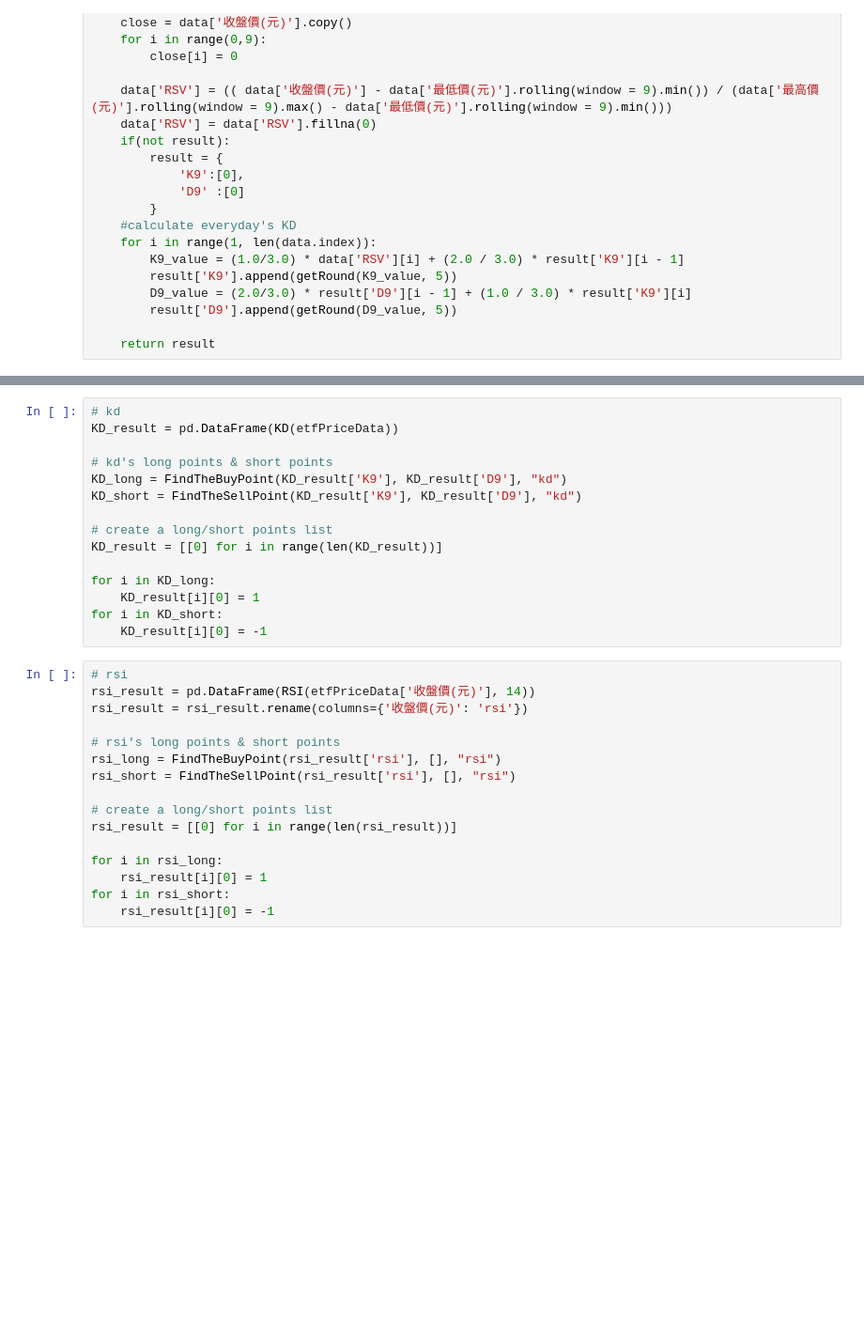
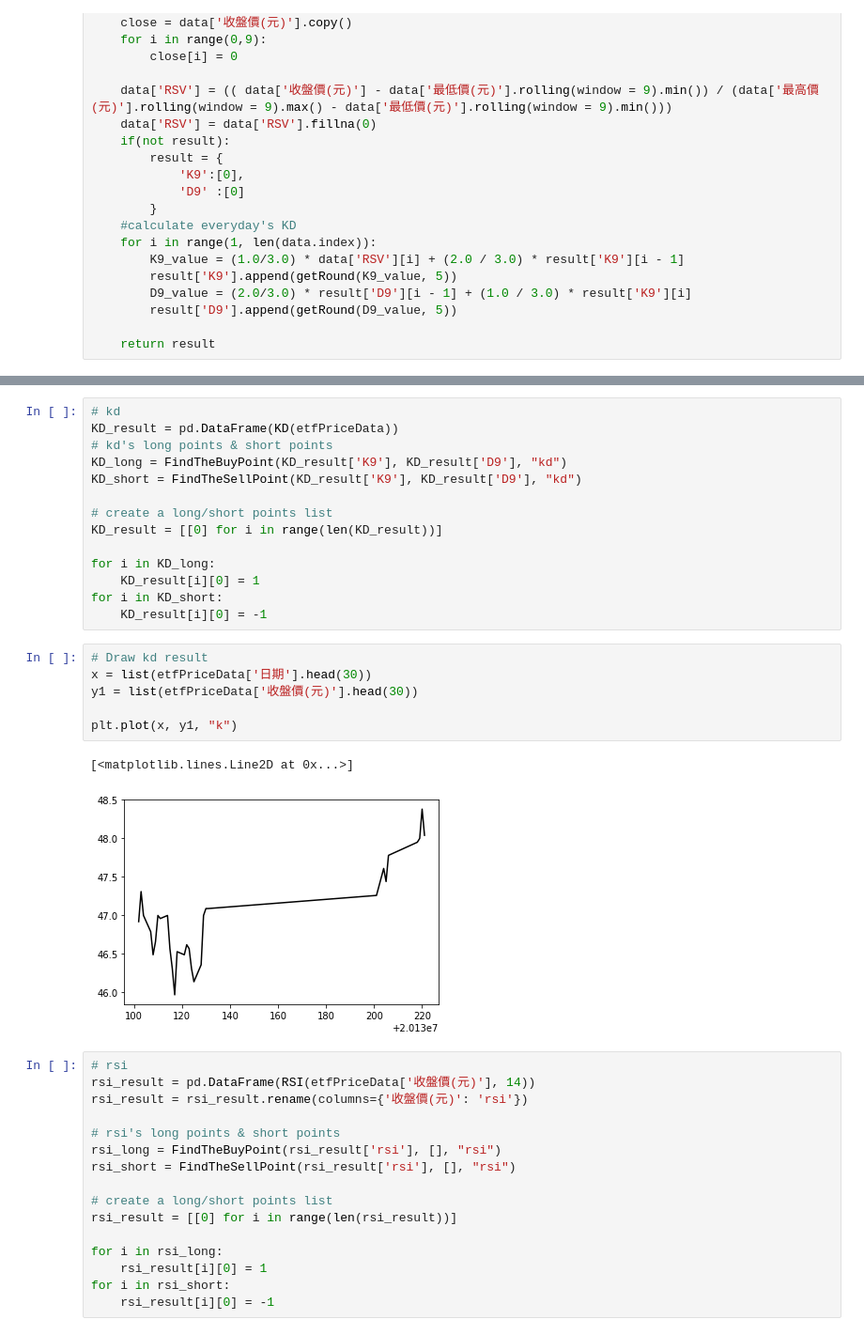
Before and after one commit to mikeyangyo/TBrain_indicators, a Jupyter notebook: Indicators.ipynb, the cells around one changed output, grey strips where cells are left out. Shown: that part at 94% size. Cells and saved outputs as stored; diff of their text form; blank space fills up the shorter version.

Commit message:
Draw the result of kd

```diff
--- a/Indicators.ipynb
+++ b/Indicators.ipynb
@@ -138,7 +157,6 @@ etfPriceData = pd.read_csv(r"C:\Users\vm06v\Dropbox\taetfp.csv", encoding="big5"
 # %%
 # kd
 KD_result = pd.DataFrame(KD(etfPriceData))
-
 # kd's long points & short points
 KD_long = FindTheBuyPoint(KD_result['K9'], KD_result['D9'], "kd")
 KD_short = FindTheSellPoint(KD_result['K9'], KD_result['D9'], "kd")
@@ -150,6 +168,15 @@ for i in KD_long:
     KD_result[i][0] = 1
 for i in KD_short:
     KD_result[i][0] = -1
+# %%
+# Draw kd result
+x = list(etfPriceData['日期'].head(30))
+y1 = list(etfPriceData['收盤價(元)'].head(30))
+
+plt.plot(x, y1, "k")
+# %% [output]
+[<matplotlib.lines.Line2D at 0x...>]
+[figure, added]
 # %%
 # rsi
 rsi_result = pd.DataFrame(RSI(etfPriceData['收盤價(元)'], 14))
```
Also changed, not shown: parts of 4 cells of this notebook.
